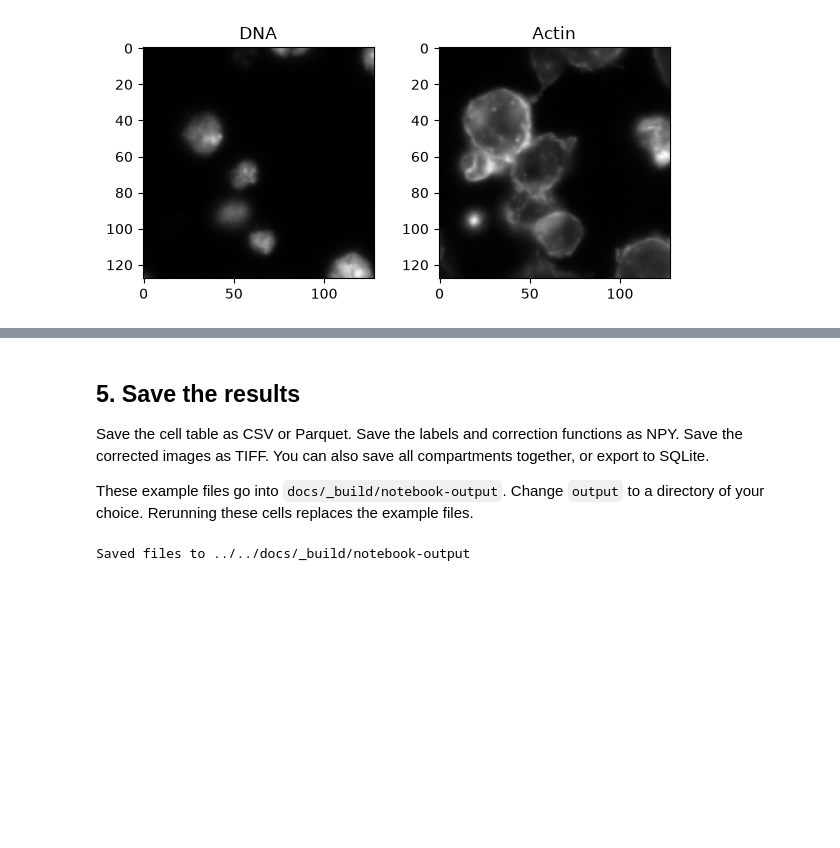
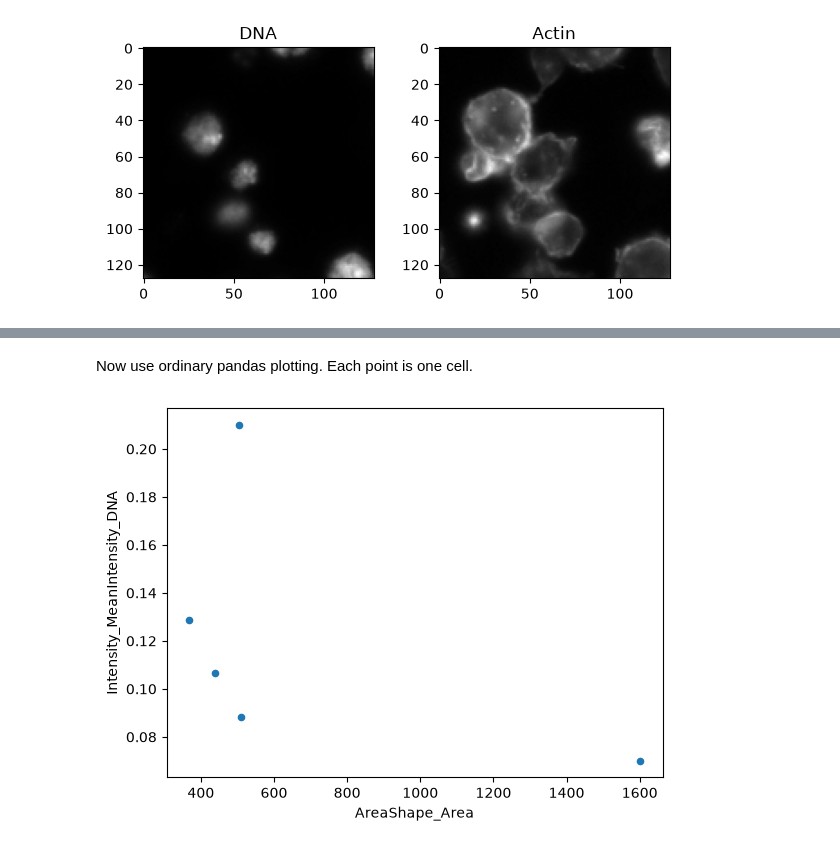
Before and after one commit to WayScience/cp-anywhere, a Jupyter notebook: docs/src/cell-profiling-anywhere.ipynb, the cells around one changed output, grey strips where cells are left out. Saved outputs shown, nothing was run; the diff lists cells and outputs as text; code cells hidden in the pictures; blank space fills up the shorter version.

```diff
--- a/docs/src/cell-profiling-anywhere.ipynb
+++ b/docs/src/cell-profiling-anywhere.ipynb
@@ -188,33 +211,8 @@ plt.show()
 # %% [markdown]
-## 5. Save the results
-
-Save the cell table as CSV or Parquet. Save the labels and correction functions as NPY.
-Save the corrected images as TIFF.
-You can also save all compartments together, or export to SQLite.
-
-These example files go into `docs/_build/notebook-output`.
-Change `output` to a directory of your choice. Rerunning these cells replaces the example files.
+Now use ordinary pandas plotting. Each point is one cell.
 # %%
-output = project / "docs/_build/notebook-output"
-output.mkdir(parents=True, exist_ok=True)
-
-profiles.to_csv(output / "cell_profiles.csv")
-profiles.to_parquet(output / "cell_profiles.parquet")
-cp.save_array(cells.labels, output / "cells.npy")
-cp.save_array(dna_illumination, output / "dna_illumination.npy")
-cp.save_array(actin_illumination, output / "actin_illumination.npy")
-cp.save_array(
-    dna_corrected, output / "dna_corrected.tiff", bit_depth="32-bit floating point"
-)
-cp.save_array(
-    actin_corrected, output / "actin_corrected.tiff", bit_depth="32-bit floating point"
-)
-
-# Keep all compartments in one table, with one row per cell.
-result.to_parquet(output / "all_compartments.parquet", mode="joined")
-result.to_sqlite(output / "profiles.sqlite", if_exists="replace")
-
-print(f"Saved files to {output}")
+profiles.plot.scatter(x="AreaShape_Area", y="Intensity_MeanIntensity_DNA")
+plt.show()
 # %% [output]
-Saved files to ../../docs/_build/notebook-output
+[figure, added]
 # %% [markdown]
```
Also changed, not shown: parts of 28 cells of this notebook.
